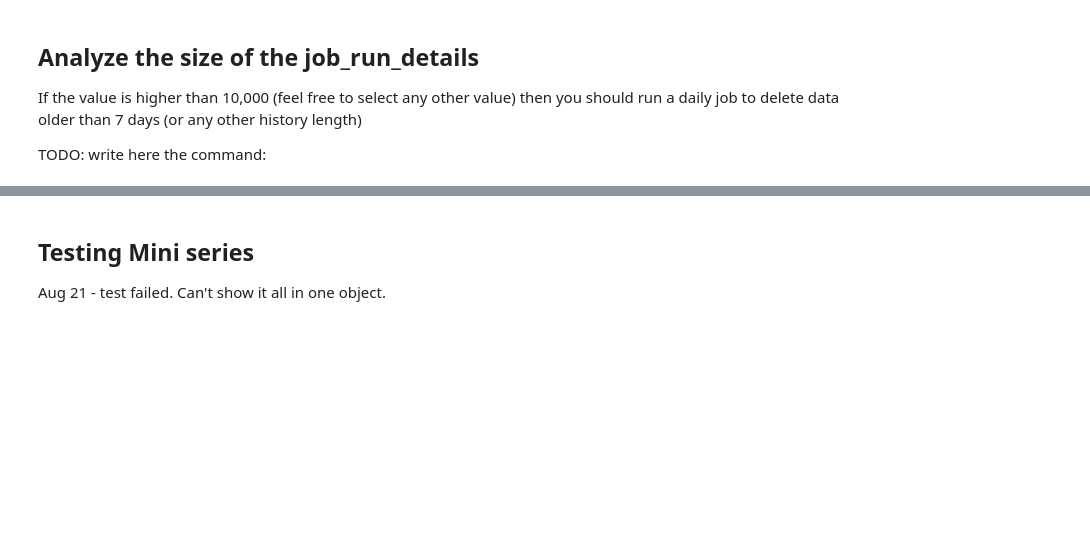
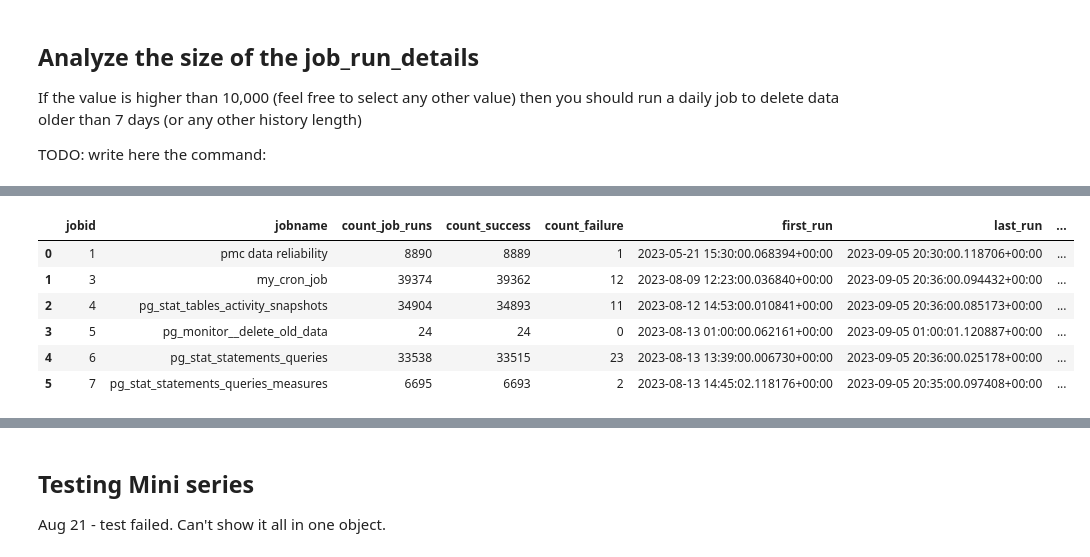
Before and after one commit to itaybraun1/db-observability-toolkit, a Jupyter notebook: Notebooks/Notebooks_Drafts/pg_server_jobs.ipynb, the cells around one changed output, grey strips where cells are left out. Saved outputs shown, nothing was run; the diff lists cells and outputs as text; code cells hidden in the pictures; blank space fills up the shorter version.

```diff
--- a/Notebooks/Notebooks_Drafts/pg_server_jobs.ipynb
+++ b/Notebooks/Notebooks_Drafts/pg_server_jobs.ipynb
@@ -88,0 +143,42 @@ The value of count_history_rows (114103) is higher than 10000
+# %%
+qry_job_history_stats = """
+--
+SELECT
+	j.jobid,
+  j.jobname,
+	count(runid) as count_job_runs,
+  SUM (case rd.status
+  	WHEN 'succeeded' then 1 ELSE 0 END) AS count_success,
+  SUM (case rd.status
+  	WHEN 'failed' then 1 ELSE 0 END) AS count_failure,
+  --count(runid) / SUM ((case rd.status WHEN 'failed' then 1 ELSE 0 END)::numeric) as success_pct,
+  min(start_time) AS first_run,
+  max(start_time) AS last_run,
+ 	SUM(
+    	(EXTRACT(EPOCH FROM end_time - start_time) * 1000)::bigint
+    ) AS total_job_duration_ms,
+  SUM(
+    	(EXTRACT(EPOCH FROM end_time - start_time) * 1000)::bigint
+    )  /
+  SUM (case rd.status WHEN 'succeeded' then 1 ELSE 0 END) AS avg_duration_succesful_runs
+FROM
+	cron.job_run_details AS rd
+JOIN
+	cron.job AS j
+  	ON rd.jobid = j.jobid
+WHERE j.active = true
+GROUP BY
+	j.jobid,
+  j.jobname
+
+"""
+df = pd.read_sql_query(qry_job_history_stats, connection)
+df
+# %% [output]
+|  | jobid | jobname | count_job_runs | count_success | count_failure | first_run | last_run | ... |
+| 0 | 1 | pmc data reliability | 8890 | 8889 | 1 | 2023-05-21 15:30:00.068394+00:00 | 2023-09-05 20:30:00.118706+00:00 | ... |
+| 1 | 3 | my_cron_job | 39374 | 39362 | 12 | 2023-08-09 12:23:00.036840+00:00 | 2023-09-05 20:36:00.094432+00:00 | ... |
+| 2 | 4 | pg_stat_tables_activity_snapshots | 34904 | 34893 | 11 | 2023-08-12 14:53:00.010841+00:00 | 2023-09-05 20:36:00.085173+00:00 | ... |
+| 3 | 5 | pg_monitor__delete_old_data | 24 | 24 | 0 | 2023-08-13 01:00:00.062161+00:00 | 2023-09-05 01:00:01.120887+00:00 | ... |
+| 4 | 6 | pg_stat_statements_queries | 33538 | 33515 | 23 | 2023-08-13 13:39:00.006730+00:00 | 2023-09-05 20:36:00.025178+00:00 | ... |
+| 5 | 7 | pg_stat_statements_queries_measures | 6695 | 6693 | 2 | 2023-08-13 14:45:02.118176+00:00 | 2023-09-05 20:35:00.097408+00:00 | ... |
```
Also changed, not shown: parts of 13 cells of this notebook, 1 other file.
